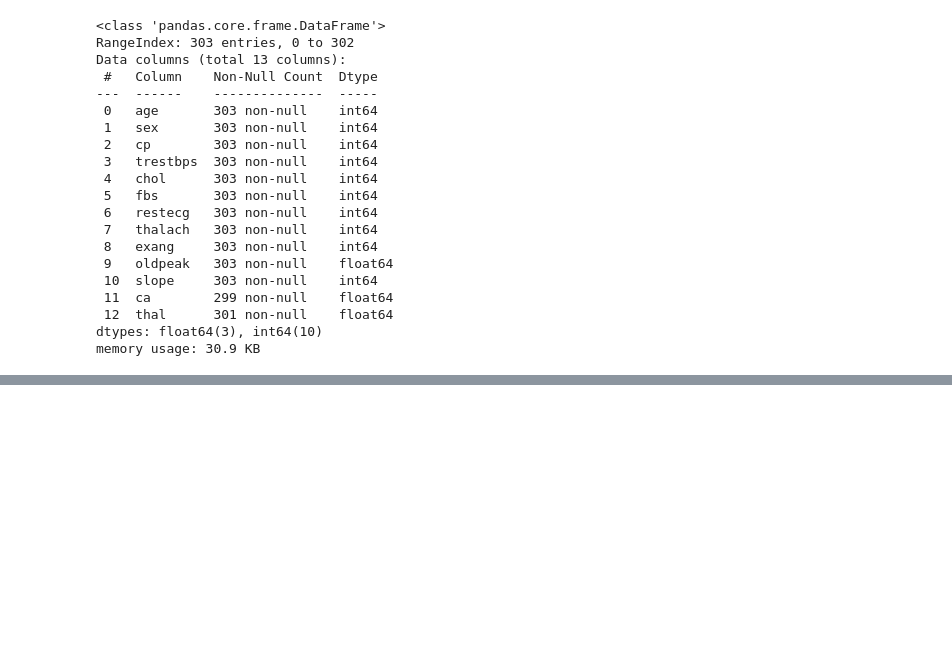
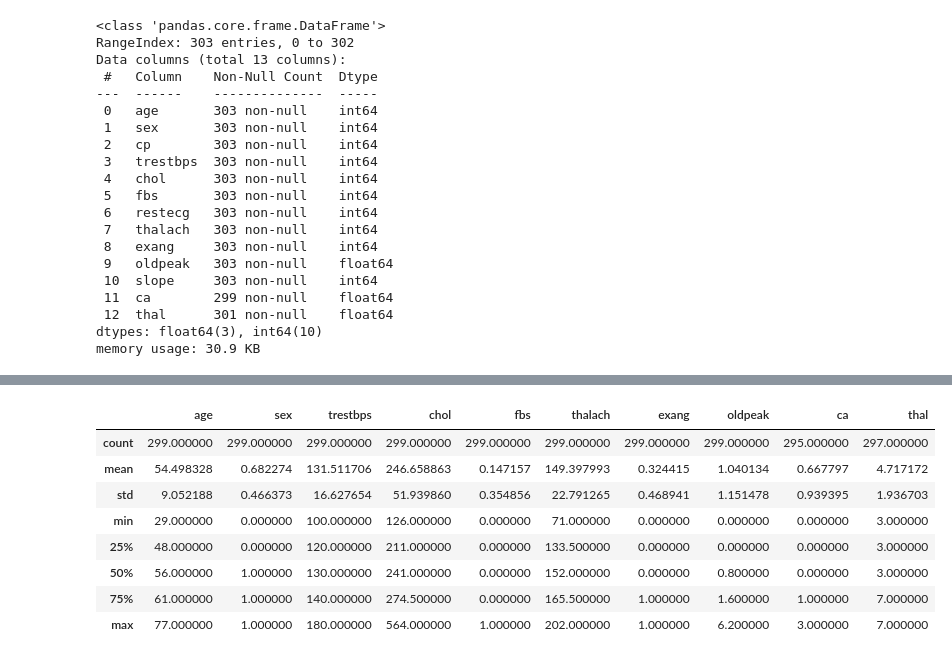
Before and after one commit to tsal4/data2000_labs, a Jupyter notebook: homework/040_linear-models.ipynb, the cells around one changed output, grey strips where cells are left out. Cells and saved outputs as stored; diff of their text form; code cells hidden in the pictures; blank space fills up the shorter version.

```diff
--- a/homework/040_linear-models.ipynb
+++ b/homework/040_linear-models.ipynb
@@ -194,0 +204,14 @@ Name: 1.0, dtype: float64
+# %%
+X = X.loc[X["trestbps"] >= 95, :]
+# %%
+X.describe()
+# %% [output]
+|  | age | sex | trestbps | chol | fbs | thalach | exang | oldpeak | ca | thal |
+| count | 299.000000 | 299.000000 | 299.000000 | 299.000000 | 299.000000 | 299.000000 | 299.000000 | 299.000000 | 295.000000 | 297.000000 |
+| mean | 54.498328 | 0.682274 | 131.511706 | 246.658863 | 0.147157 | 149.397993 | 0.324415 | 1.040134 | 0.667797 | 4.717172 |
+| std | 9.052188 | 0.466373 | 16.627654 | 51.939860 | 0.354856 | 22.791265 | 0.468941 | 1.151478 | 0.939395 | 1.936703 |
+| min | 29.000000 | 0.000000 | 100.000000 | 126.000000 | 0.000000 | 71.000000 | 0.000000 | 0.000000 | 0.000000 | 3.000000 |
+| 25% | 48.000000 | 0.000000 | 120.000000 | 211.000000 | 0.000000 | 133.500000 | 0.000000 | 0.000000 | 0.000000 | 3.000000 |
+| 50% | 56.000000 | 1.000000 | 130.000000 | 241.000000 | 0.000000 | 152.000000 | 0.000000 | 0.800000 | 0.000000 | 3.000000 |
+| 75% | 61.000000 | 1.000000 | 140.000000 | 274.500000 | 0.000000 | 165.500000 | 1.000000 | 1.600000 | 1.000000 | 7.000000 |
+| max | 77.000000 | 1.000000 | 180.000000 | 564.000000 | 1.000000 | 202.000000 | 1.000000 | 6.200000 | 3.000000 | 7.000000 |
```
Also changed, not shown: parts of 19 cells of this notebook.
